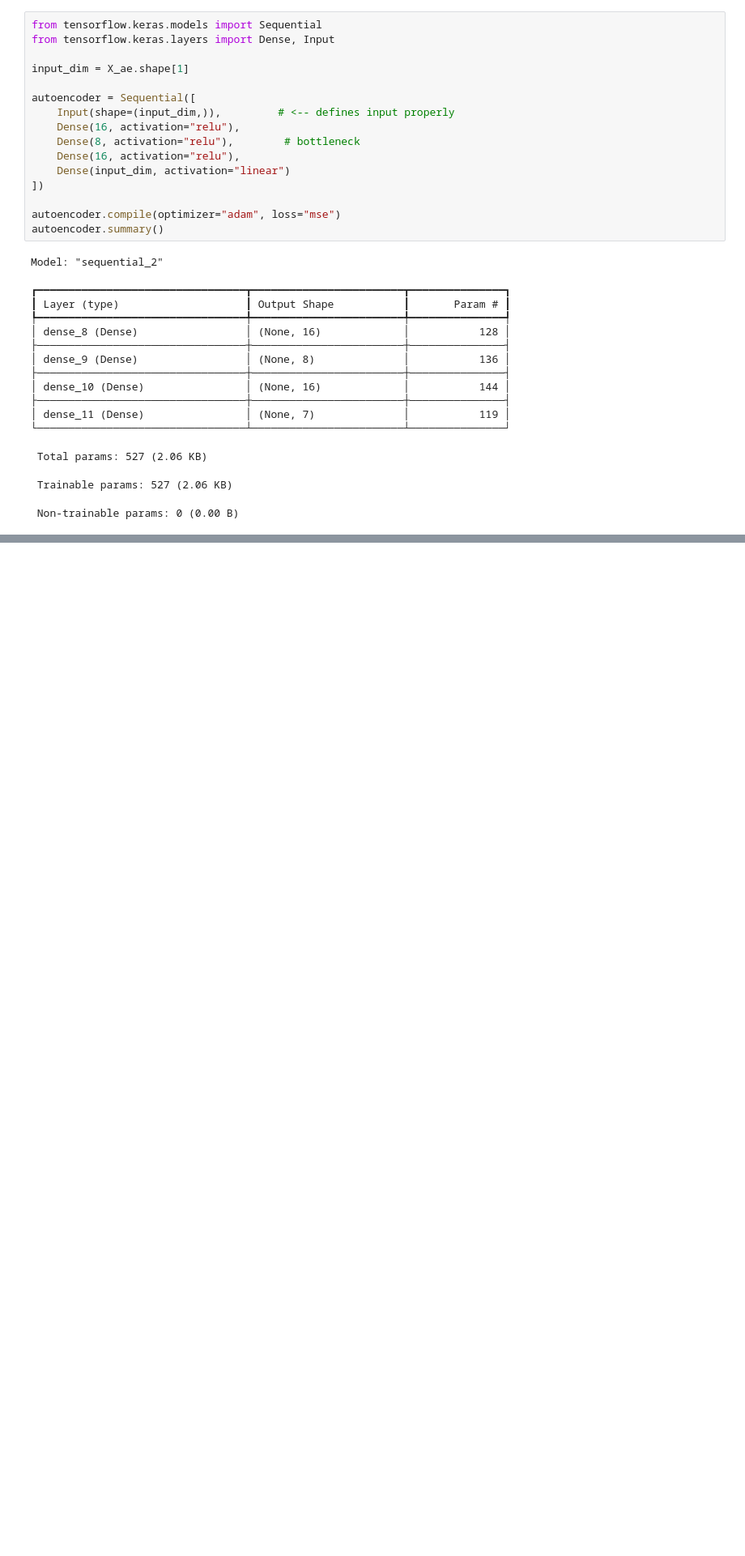
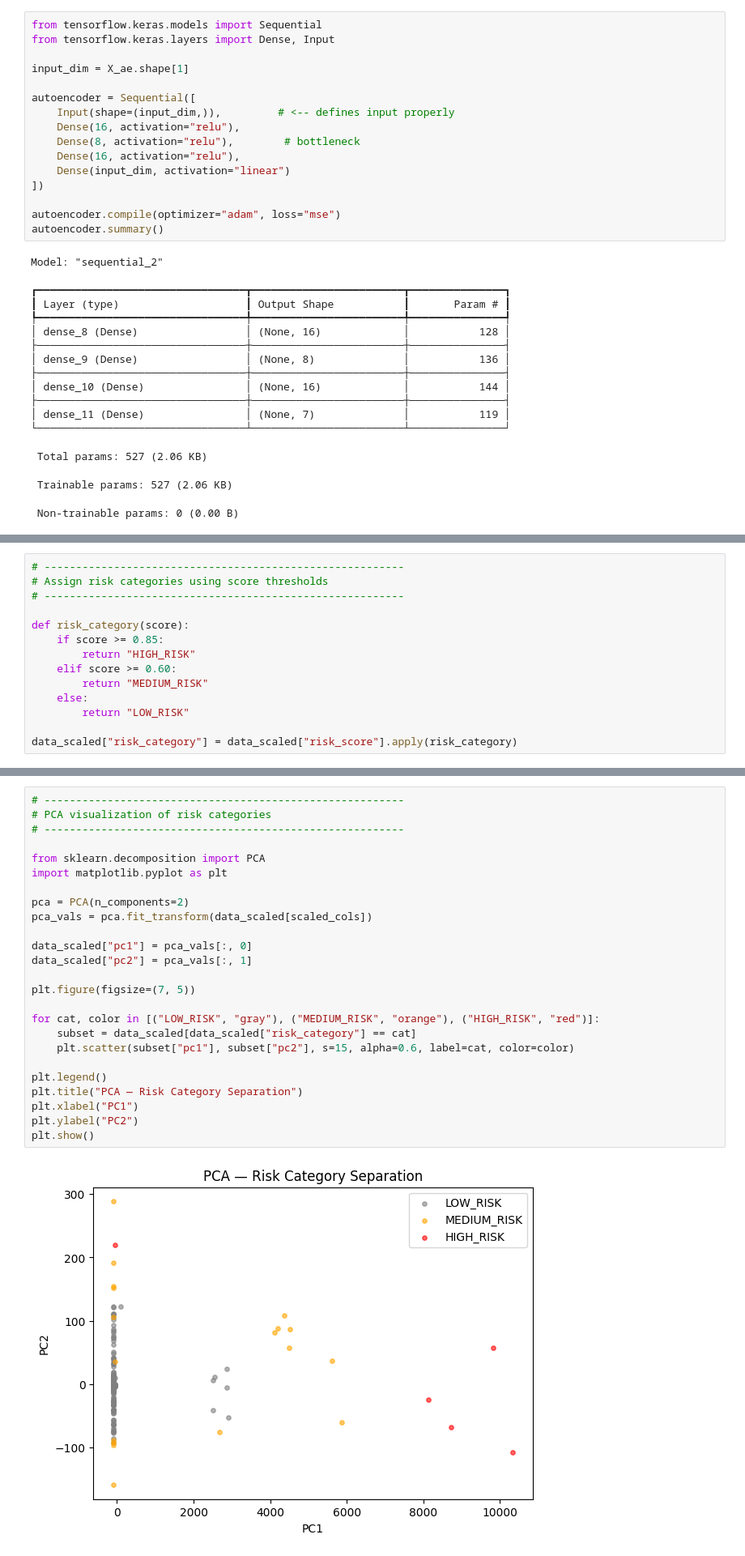
Before and after one commit to minaozdogan/Blockchain-Smart-Contract-Transaction-Anomaly-Detection-Project, a Jupyter notebook: notebooks/data_collection.ipynb, the cells around one changed output, grey strips where cells are left out. Shown at 81% size. Cells and saved outputs as stored; diff of their text form; blank space fills up the shorter version.

```diff
--- a/notebooks/data_collection.ipynb
+++ b/notebooks/data_collection.ipynb
@@ -933,0 +963,14 @@ plt.show()
+# %%
+# ---------------------------------------------------------
+# Assign risk categories using score thresholds
+# ---------------------------------------------------------
+
+def risk_category(score):
+    if score >= 0.85:
+        return "HIGH_RISK"
+    elif score >= 0.60:
+        return "MEDIUM_RISK"
+    else:
+        return "LOW_RISK"
+
+data_scaled["risk_category"] = data_scaled["risk_score"].apply(risk_category)
@@ -933,0 +1020,27 @@ plt.show()
+# %%
+# ---------------------------------------------------------
+# PCA visualization of risk categories
+# ---------------------------------------------------------
+
+from sklearn.decomposition import PCA
+import matplotlib.pyplot as plt
+
+pca = PCA(n_components=2)
+pca_vals = pca.fit_transform(data_scaled[scaled_cols])
+
+data_scaled["pc1"] = pca_vals[:, 0]
+data_scaled["pc2"] = pca_vals[:, 1]
+
+plt.figure(figsize=(7, 5))
+
+for cat, color in [("LOW_RISK", "gray"), ("MEDIUM_RISK", "orange"), ("HIGH_RISK", "red")]:
+    subset = data_scaled[data_scaled["risk_category"] == cat]
+    plt.scatter(subset["pc1"], subset["pc2"], s=15, alpha=0.6, label=cat, color=color)
+
+plt.legend()
+plt.title("PCA — Risk Category Separation")
+plt.xlabel("PC1")
+plt.ylabel("PC2")
+plt.show()
+# %% [output]
+[figure, added]
```
Also changed, not shown: parts of 19 cells of this notebook.
